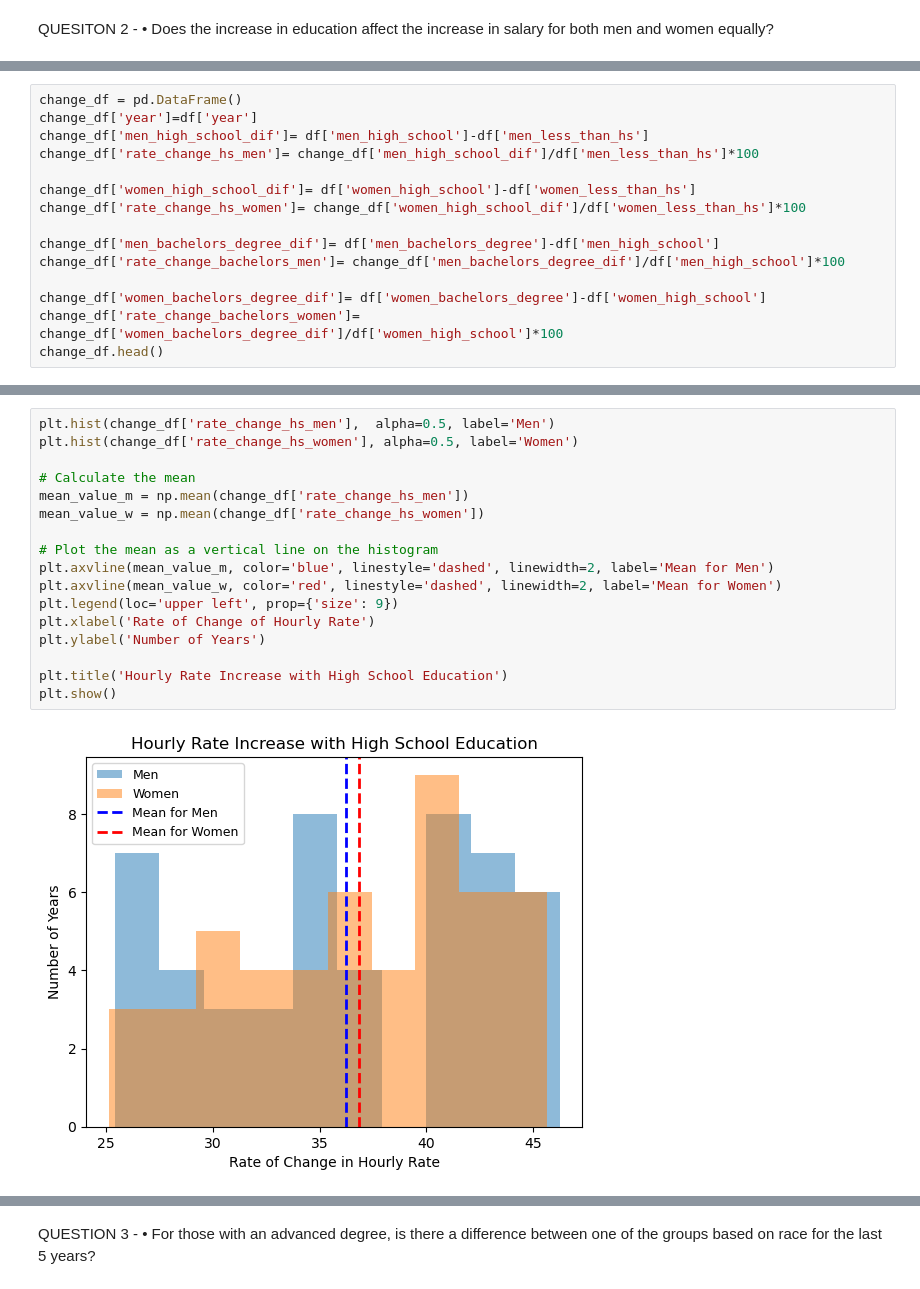
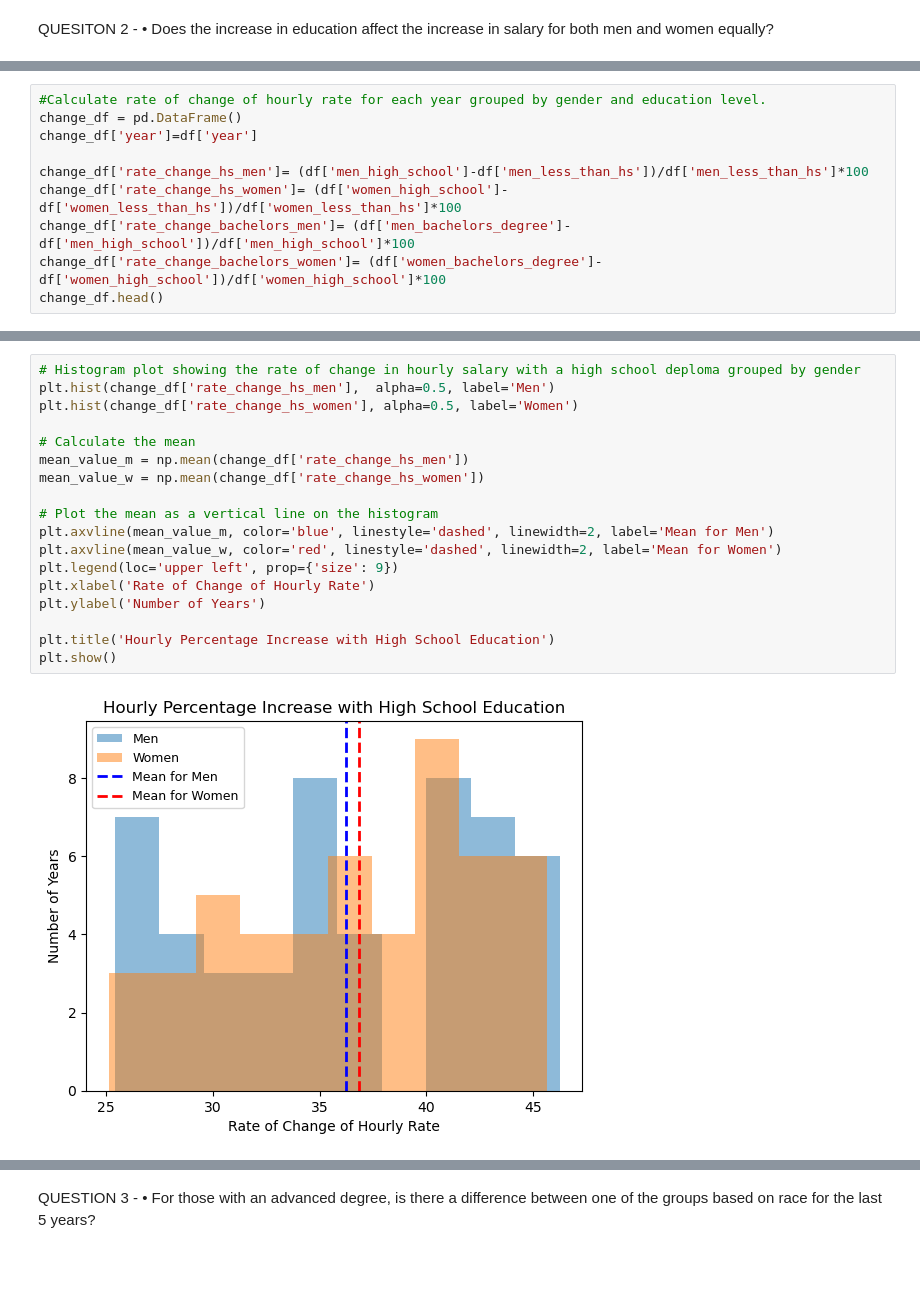
Before and after one commit to Crashapple/Project_1, a Jupyter notebook: Project1.ipynb, the cells around one changed output, grey strips where cells are left out. Cells and saved outputs as stored; diff of their text form.

```diff
--- a/Project1.ipynb
+++ b/Project1.ipynb
@@ -108,16 +81,11 @@ plt.show()
 # %%
+#Calculate rate of change of hourly rate for each year grouped by gender and education level.
 change_df = pd.DataFrame()
 change_df['year']=df['year']
-change_df['men_high_school_dif']= df['men_high_school']-df['men_less_than_hs']
-change_df['rate_change_hs_men']= change_df['men_high_school_dif']/df['men_less_than_hs']*100
 
-change_df['women_high_school_dif']= df['women_high_school']-df['women_less_than_hs']
-change_df['rate_change_hs_women']= change_df['women_high_school_dif']/df['women_less_than_hs']*100
-
-change_df['men_bachelors_degree_dif']= df['men_bachelors_degree']-df['men_high_school']
-change_df['rate_change_bachelors_men']= change_df['men_bachelors_degree_dif']/df['men_high_school']*100
-
-change_df['women_bachelors_degree_dif']= df['women_bachelors_degree']-df['women_high_school']
-change_df['rate_change_bachelors_women']= change_df['women_bachelors_degree_dif']/df['women_high_school']*100
+change_df['rate_change_hs_men']= (df['men_high_school']-df['men_less_than_hs'])/df['men_less_than_hs']*100
+change_df['rate_change_hs_women']= (df['women_high_school']-df['women_less_than_hs'])/df['women_less_than_hs']*100
+change_df['rate_change_bachelors_men']= (df['men_bachelors_degree']-df['men_high_school'])/df['men_high_school']*100
+change_df['rate_change_bachelors_women']= (df['women_bachelors_degree']-df['women_high_school'])/df['women_high_school']*100
 change_df.head()
 # %% [output]
@@ -142,19 +98,20 @@ plt.show()
 # %%
+# Histogram plot showing the rate of change in hourly salary with a high school deploma grouped by gender
 plt.hist(change_df['rate_change_hs_men'],  alpha=0.5, label='Men')
 plt.hist(change_df['rate_change_hs_women'], alpha=0.5, label='Women')
 
 # Calculate the mean
 mean_value_m = np.mean(change_df['rate_change_hs_men'])
 mean_value_w = np.mean(change_df['rate_change_hs_women'])
 
 # Plot the mean as a vertical line on the histogram
 plt.axvline(mean_value_m, color='blue', linestyle='dashed', linewidth=2, label='Mean for Men')
 plt.axvline(mean_value_w, color='red', linestyle='dashed', linewidth=2, label='Mean for Women')
 plt.legend(loc='upper left', prop={'size': 9})
 plt.xlabel('Rate of Change of Hourly Rate')
 plt.ylabel('Number of Years')
 
-plt.title('Hourly Rate Increase with High School Education')
+plt.title('Hourly Percentage Increase with High School Education')
 plt.show()
 # %% [output]
-[figure, old version]
+[figure, new version]
```
Also changed, not shown: parts of 7 cells of this notebook.
